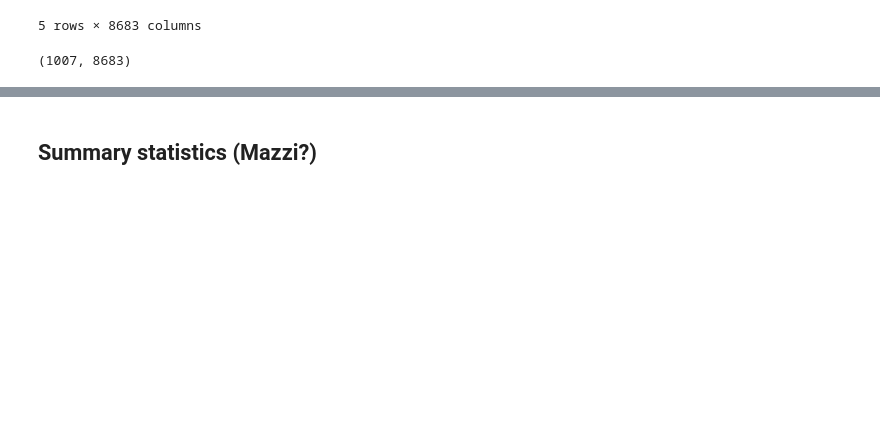
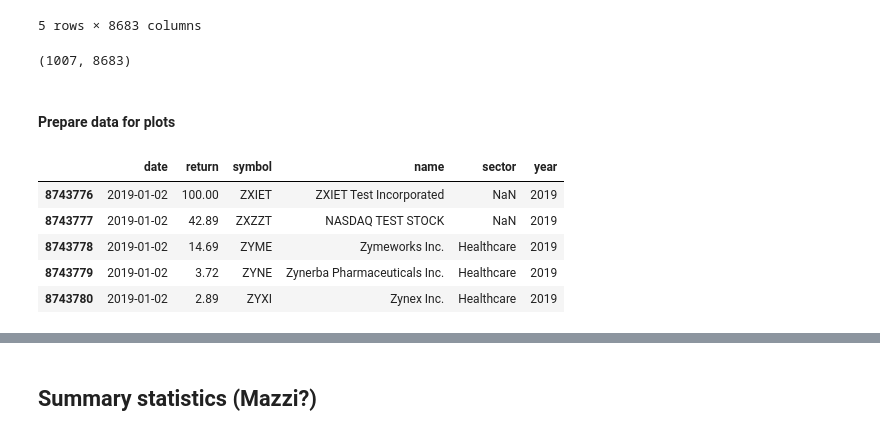
Before and after one commit to NumEconCopenhagen/projects-2019-wms, a Jupyter notebook: dataproject/dataProject.ipynb, the cells around one changed output, grey strips where cells are left out. Cells and saved outputs as stored; diff of their text form; code cells hidden in the pictures; blank space fills up the shorter version.

Commit message:
../dataProject.ipynb

```diff
--- a/dataproject/dataProject.ipynb
+++ b/dataproject/dataProject.ipynb
@@ -155,3 +165,19 @@ df_cc=df_cc.copy().apply(np.log)
 df_cc.shape #days and number of stocks
 # %% [output]
 (1007, 8683)
+# %% [markdown]
+#### Prepare data for plots
+# %%
+df_close_long = df_close.transpose() # transposing close data data
+df_close_long = pd.melt(df_close_long.reset_index() ,id_vars='index',var_name='date', value_name='return') # make data long for later use
+df_close_long = df_close_long.merge(df_ticker[['symbol', 'name','sector']], how = 'left', left_on = 'index', right_on = 'symbol') # merging on sector
+df_close_long['year'] = df_close_long['date'].astype(str).str[:4] # Create new column with the year
+df_close_long = df_close_long.drop(columns=['index'])
+df_close_long.tail()
+# %% [output]
+|  | date | return | symbol | name | sector | year |
+| 8743776 | 2019-01-02 | 100.00 | ZXIET | ZXIET Test Incorporated | NaN | 2019 |
+| 8743777 | 2019-01-02 | 42.89 | ZXZZT | NASDAQ TEST STOCK | NaN | 2019 |
+| 8743778 | 2019-01-02 | 14.69 | ZYME | Zymeworks Inc. | Healthcare | 2019 |
+| 8743779 | 2019-01-02 | 3.72 | ZYNE | Zynerba Pharmaceuticals Inc. | Healthcare | 2019 |
+| 8743780 | 2019-01-02 | 2.89 | ZYXI | Zynex Inc. | Healthcare | 2019 |
```
Also changed, not shown: parts of 29 cells of this notebook.
